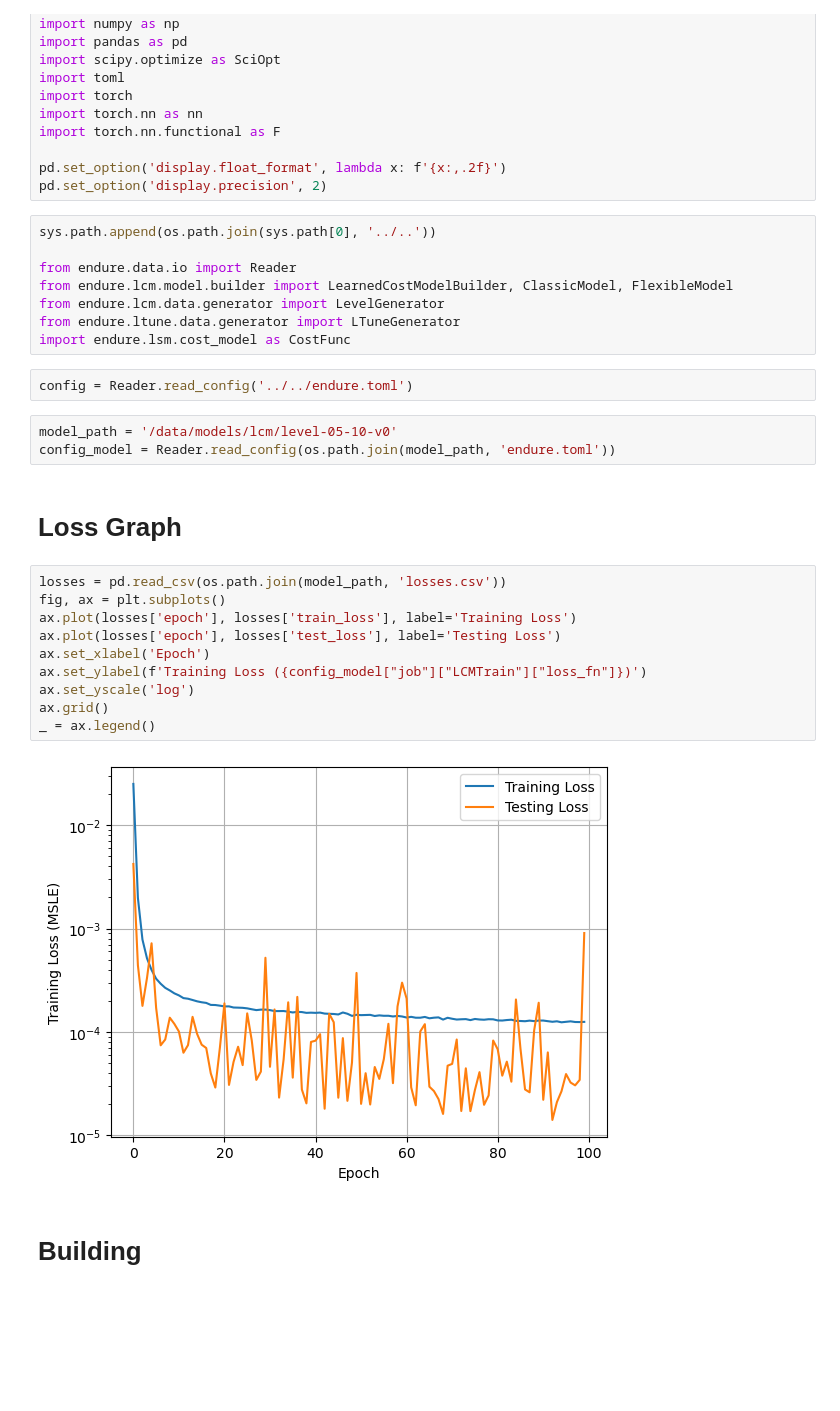
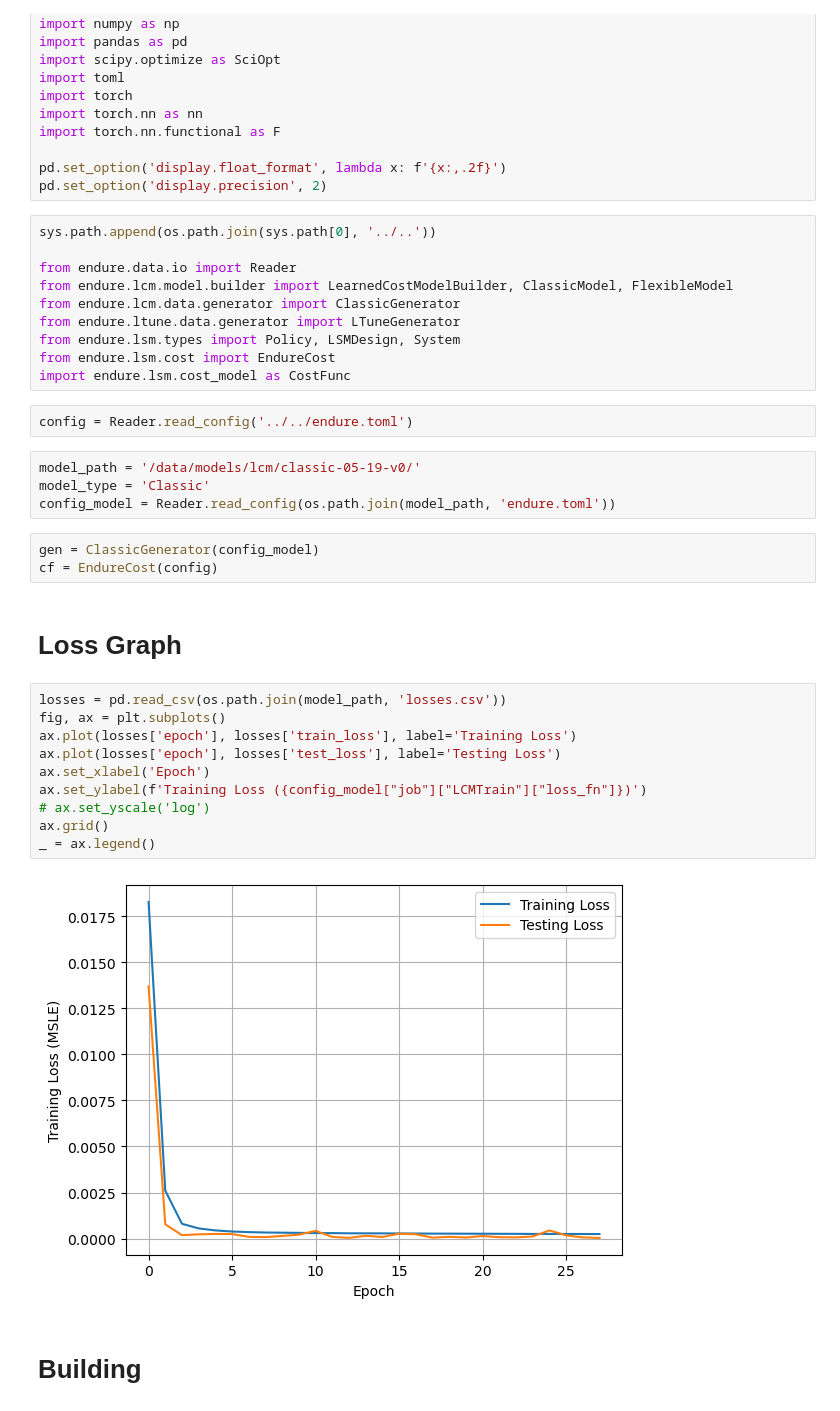
Before and after one commit to ephoris/endure-jupyter, a Jupyter notebook: experiments/00_lcm_eval.ipynb, the cells around one changed output. Cells and saved outputs as stored; diff of their text form; blank space fills up the shorter version.

```diff
--- a/experiments/00_lcm_eval.ipynb
+++ b/experiments/00_lcm_eval.ipynb
@@ -23,28 +24,34 @@ sys.path.append(os.path.join(sys.path[0], '../..'))
 
 from endure.data.io import Reader
 from endure.lcm.model.builder import LearnedCostModelBuilder, ClassicModel, FlexibleModel
-from endure.lcm.data.generator import LevelGenerator
+from endure.lcm.data.generator import ClassicGenerator
 from endure.ltune.data.generator import LTuneGenerator
+from endure.lsm.types import Policy, LSMDesign, System
+from endure.lsm.cost import EndureCost
 import endure.lsm.cost_model as CostFunc
 # %%
 config = Reader.read_config('../../endure.toml')
 # %%
-model_path = '/data/models/lcm/level-05-10-v0'
+model_path = '/data/models/lcm/classic-05-19-v0/'
+model_type = 'Classic'
 config_model = Reader.read_config(os.path.join(model_path, 'endure.toml'))
+# %%
+gen = ClassicGenerator(config_model)
+cf = EndureCost(config)
 # %% [markdown]
 # Loss Graph
 # %%
 losses = pd.read_csv(os.path.join(model_path, 'losses.csv'))
 fig, ax = plt.subplots()
 ax.plot(losses['epoch'], losses['train_loss'], label='Training Loss')
 ax.plot(losses['epoch'], losses['test_loss'], label='Testing Loss')
 ax.set_xlabel('Epoch')
 ax.set_ylabel(f'Training Loss ({config_model["job"]["LCMTrain"]["loss_fn"]})')
-ax.set_yscale('log')
+# ax.set_yscale('log')
 ax.grid()
 _ = ax.legend()
 # %% [output]
-[figure, old version]
+[figure, new version]
 # %% [markdown]
 # Building
 # %% [markdown]
```
Also changed, not shown: parts of 17 cells of this notebook, 1 other file.
